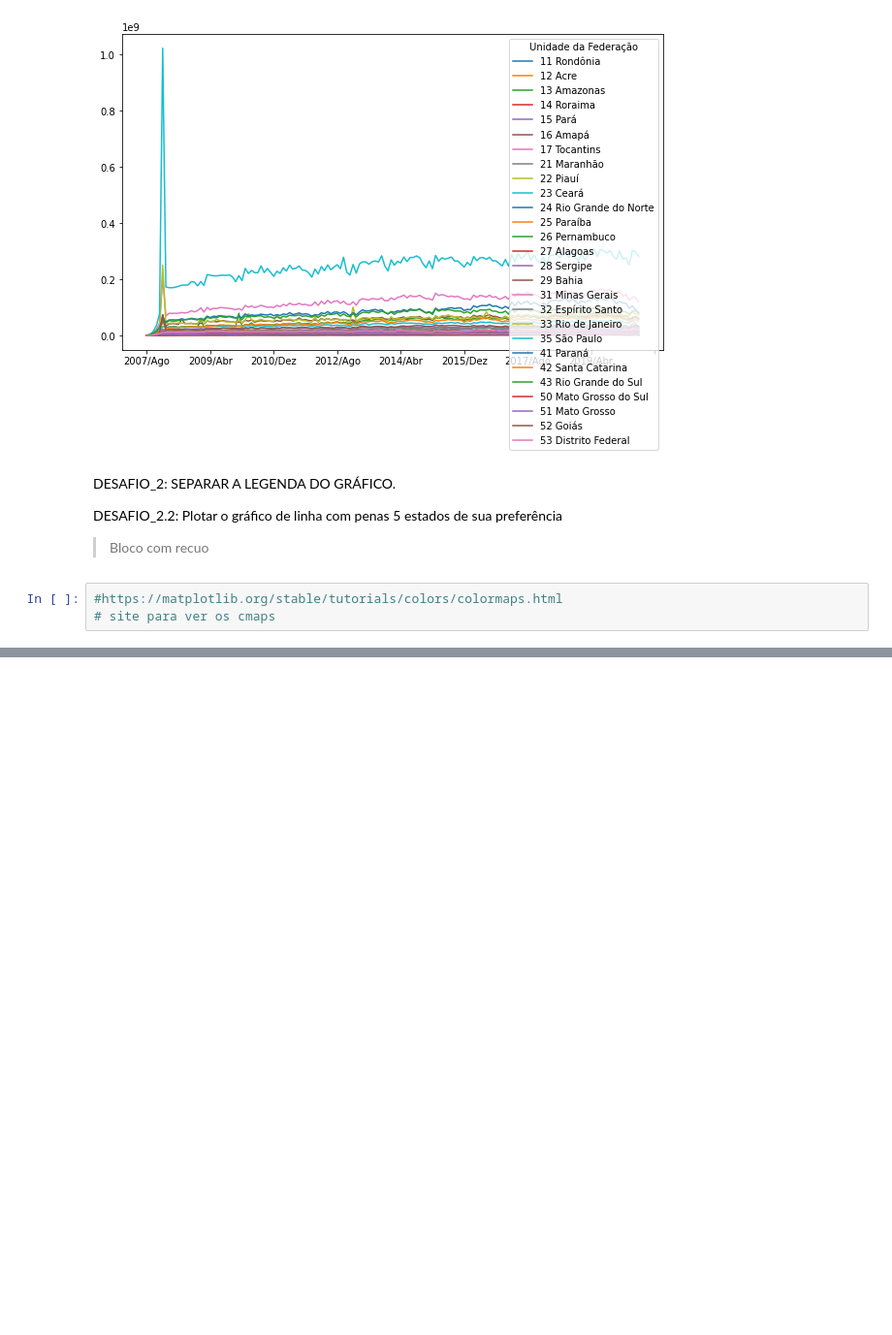
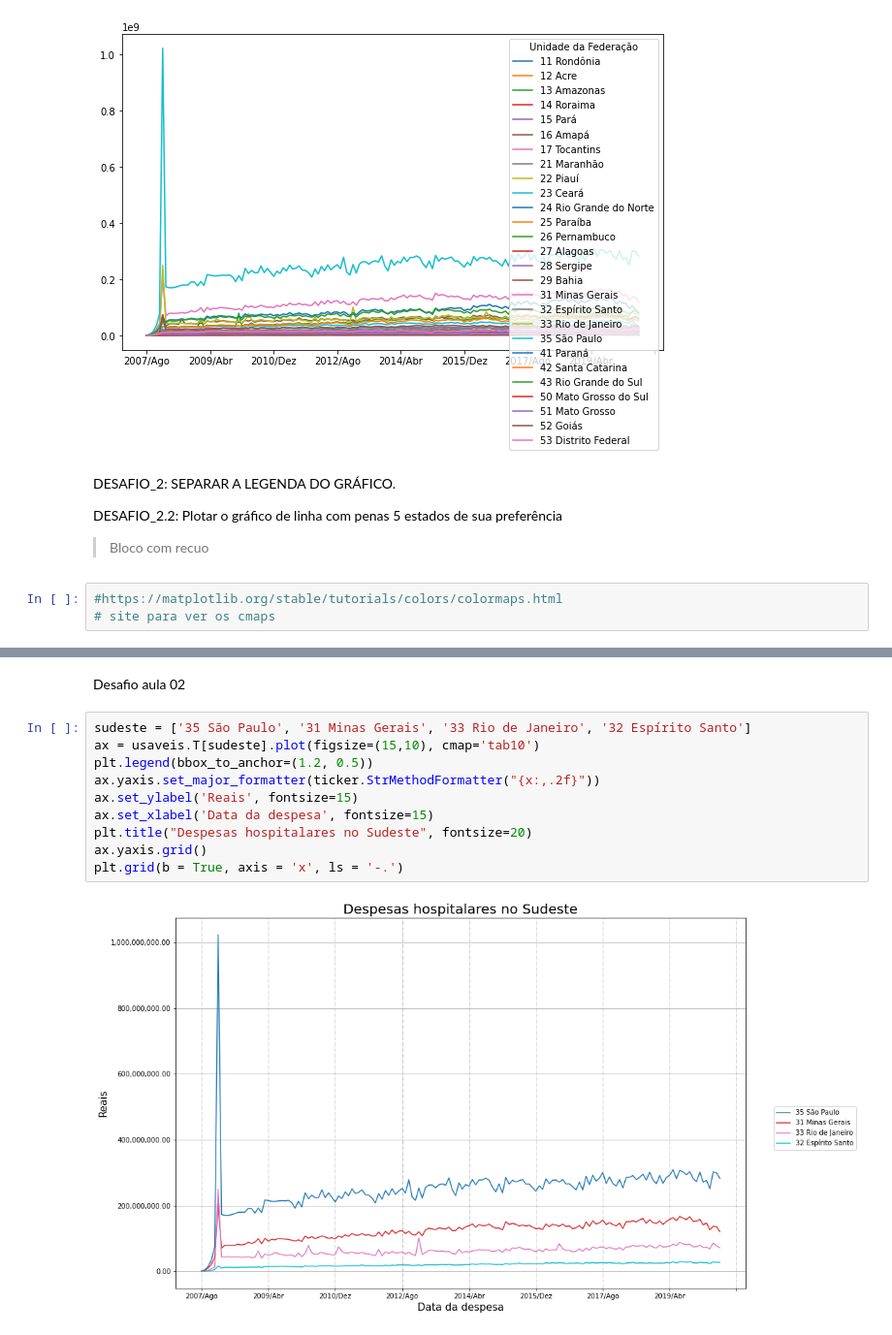
Before and after one commit to ricardosaj/Bootcamp-Data-Science-Alura, a Jupyter notebook: Aula_01_Analisando_dados_da_saúde_com_Python_e_Pandas.ipynb, the cells around one changed output, grey strips where cells are left out. Shown at 97% size. Cells and saved outputs as stored; diff of their text form; blank space fills up the shorter version.

```diff
--- a/Aula_01_Analisando_dados_da_saúde_com_Python_e_Pandas.ipynb
+++ b/Aula_01_Analisando_dados_da_saúde_com_Python_e_Pandas.ipynb
@@ -302,0 +311,14 @@ DESAFIO_2.2:  Plotar o gráfico de linha com penas 5 estados de sua preferência
+# %% [markdown]
+Desafio aula 02
+# %%
+sudeste = ['35 São Paulo', '31 Minas Gerais', '33 Rio de Janeiro', '32 Espírito Santo']
+ax = usaveis.T[sudeste].plot(figsize=(15,10), cmap='tab10')
+plt.legend(bbox_to_anchor=(1.2, 0.5))
+ax.yaxis.set_major_formatter(ticker.StrMethodFormatter("{x:,.2f}"))
+ax.set_ylabel('Reais', fontsize=15)
+ax.set_xlabel('Data da despesa', fontsize=15)
+plt.title("Despesas hospitalares no Sudeste", fontsize=20)
+ax.yaxis.grid()
+plt.grid(b = True, axis = 'x', ls = '-.')
+# %% [output]
+[figure, added]
```
Also changed, not shown: parts of 2 cells of this notebook.
